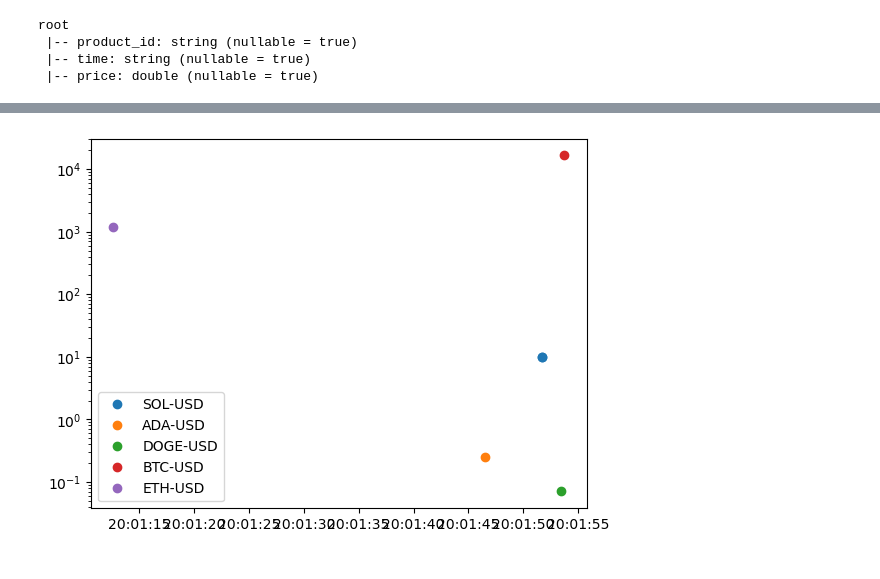
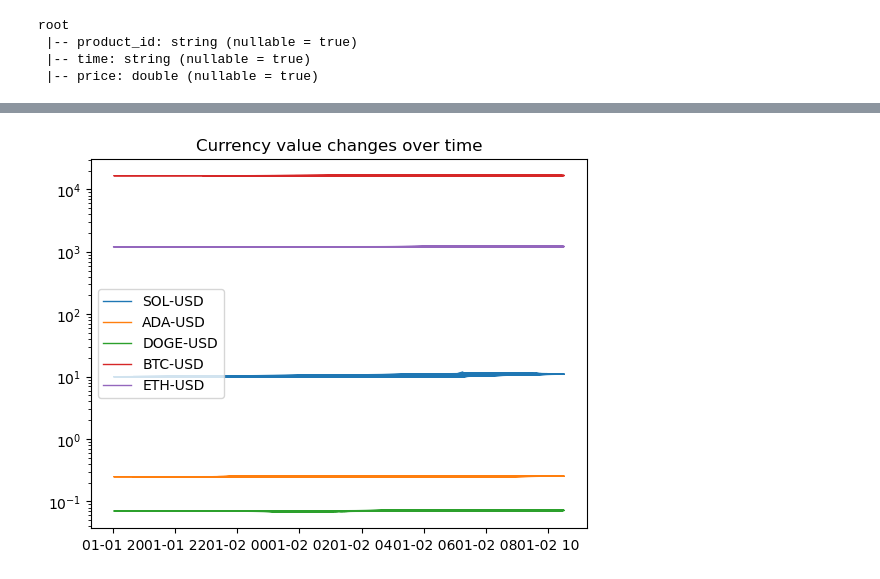
Before and after one commit to marneusz/BigDataAnalytics, a Jupyter notebook: 3_machine_learning/EDA.ipynb, the cells around one changed output, grey strips where cells are left out. Drawn from its saved outputs; the diff is of its cells as text; code cells hidden in the pictures.

```diff
--- a/3_machine_learning/EDA.ipynb
+++ b/3_machine_learning/EDA.ipynb
@@ -323,9 +304,10 @@ plot_data
 # %%
 fig, ax = plt.subplots()
 for line in plot_data:
-    ax.plot_date(line["time"], line["price"], label = line["product_id"])
+    plt.plot(line["time"], line["price"], label = line["product_id"], linewidth = 1)
 ax.set_yscale("log")
+plt.title("Currency value changes over time")
 plt.legend()
 plt.show()
 # %% [output]
-[figure, old version]
+[figure, new version]
```
Also changed, not shown: parts of 13 cells of this notebook, 2 other files.
